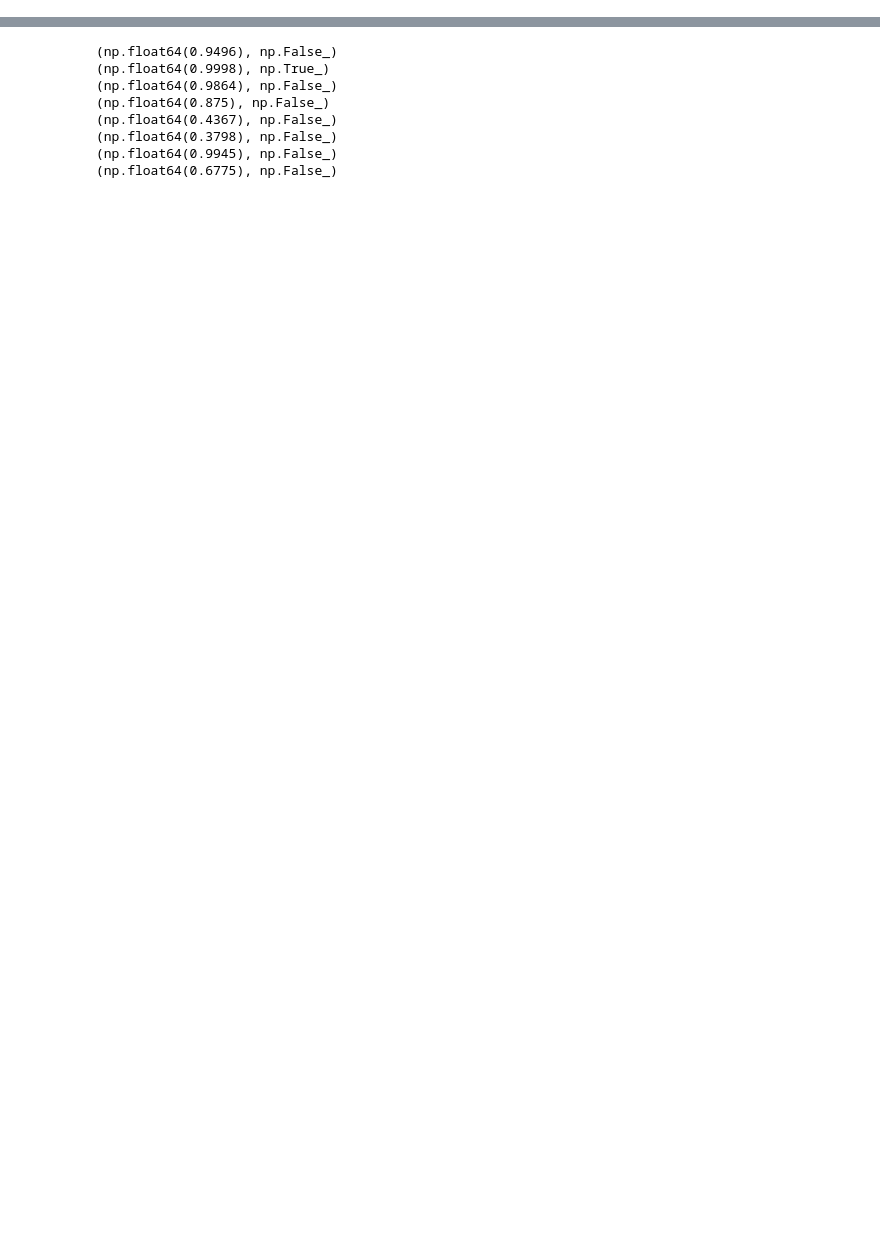
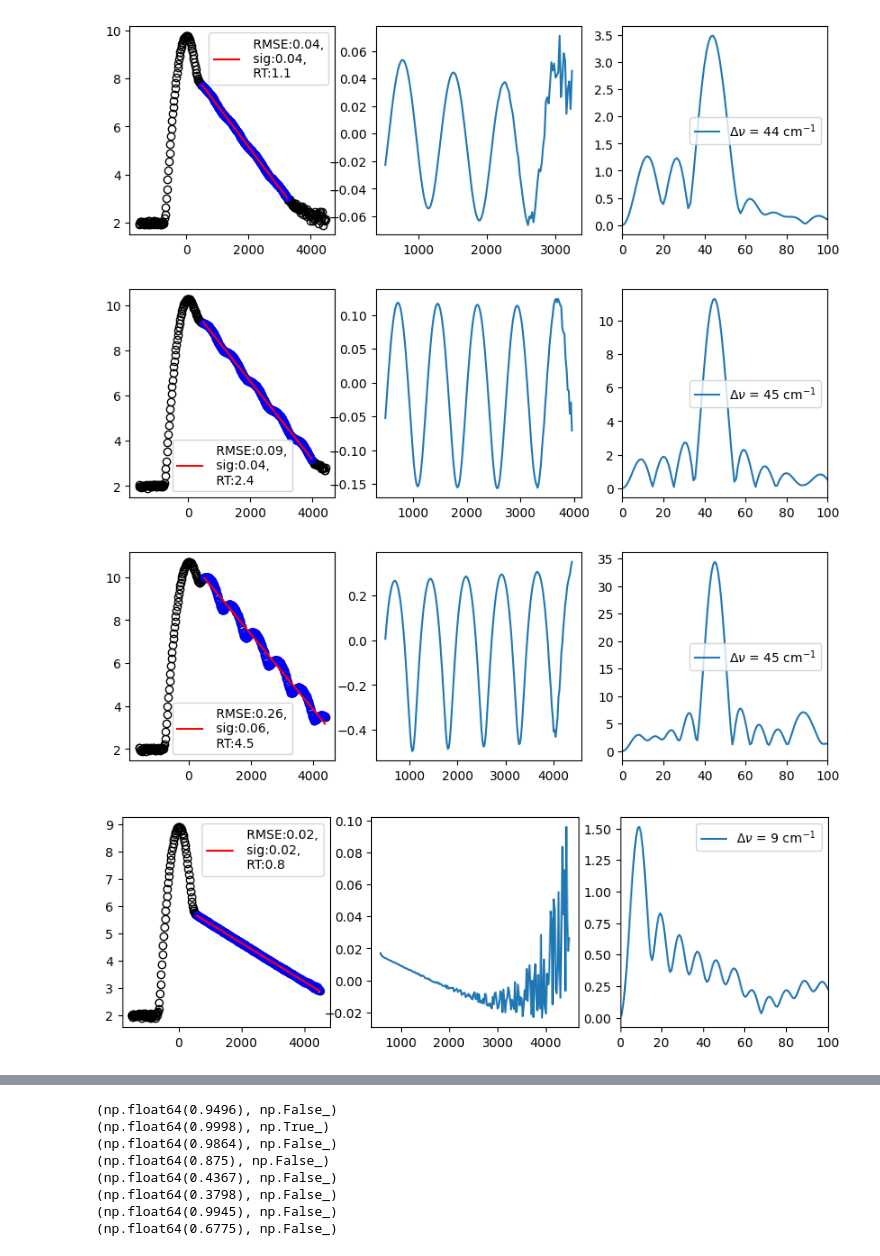
Before and after one commit to DinushaMS/Python-Physics, a Jupyter notebook: Optics/td_CARS_fit/unit_tests.ipynb, the cells around one changed output, grey strips where cells are left out. Saved outputs shown, nothing was run; the diff lists cells and outputs as text; code cells hidden in the pictures; blank space fills up the shorter version.

```diff
--- a/Optics/td_CARS_fit/unit_tests.ipynb
+++ b/Optics/td_CARS_fit/unit_tests.ipynb
@@ -5,0 +7,77 @@ from scipy.stats import linregress
+# %%
+def gaussian(x, A, x0, gamma, B):
+    return A * np.exp(-((x - x0) / gamma) ** 2) + B
+
+def linear(x, m, b):
+    return m * x + b
+
+def sin_fit(x, A, omega, phi):
+    return A * np.sin(x * omega + phi)
+# %%
+for i in range(9):
+    data = np.loadtxt(f'tdCARS_mock_data/transient_data_{i}.dat',skiprows=1, dtype=float, delimiter='\t')
+    signal_exp_log = np.log10(data[:,1])
+    index_at_sig_max = np.argmax(signal_exp_log)
+    td_exp = data[:,0]
+    td_exp = td_exp - td_exp[index_at_sig_max]
+    x = td_exp[td_exp < td_exp[index_at_sig_max]]
+    y = signal_exp_log[td_exp < td_exp[index_at_sig_max]]
+    x = np.concatenate([x, np.abs(np.flip(x))])
+    y = np.concatenate([y, np.flip(y)])
+
+    popt3, pcov3 = curve_fit(gaussian, x, y, p0=[np.max(y),0,500,np.min(y)])
+
+    xx = td_exp
+    yy = gaussian(xx, *popt3)
+    dyy = signal_exp_log-yy
+    std_dev_before_zero = np.std(dyy[xx < 0])
+    mean_before_zero = np.mean(dyy[xx < 0])
+
+    std_mul = 3
+    td_rng = xx[(xx>0) & (dyy > mean_before_zero + std_mul * std_dev_before_zero)]
+    td1, td2 = 0, 0
+    plt.figure(figsize=(10,3))
+    plt.subplot(131)
+    plt.plot(td_exp, signal_exp_log, 'ko', mfc = 'none')
+    if len(td_rng)!=0:
+        td1, td2 = np.min(td_rng)+100, np.max(td_rng)
+        x_td,y_td = td_exp[(td_exp>td1) & (td_exp<td2)], signal_exp_log[(td_exp>td1) & (td_exp<td2)]
+        popt, pcov = curve_fit(linear, x_td, y_td, p0 = [1,1])
+        y_td_fit = linear(x_td, *popt)
+        rmse = np.sqrt(np.mean((y_td-y_td_fit)**2))
+        sig_y = np.sqrt(np.mean(np.diff(y_td)**2))
+        rt = rmse/sig_y #If rt>1 it is NOT LINEAR
+        plt.plot(x_td,y_td, 'bo', mfc = 'none')
+        plt.plot(x_td, y_td_fit,'r-', label=f' RMSE:{rmse:.2f},\n sig:{sig_y:.2f},\n RT:{rt:.1f}')
+        plt.legend()
+        if rt<1:
+            pass
+        else:
+            #plt.plot(x_td, y_td-y_td_fit, 'ko', mfc = 'none')
+            pass
+        x, y = x_td, y_td-y_td_fit
+        plt.subplot(132)
+        plt.plot(x,y)
+        y_padded = np.pad(y, (0, 10*len(y)), 'constant')
+        n = len(y_padded)
+        y_fft = np.fft.fft(y_padded)
+        y_fft_shifted = np.fft.fftshift(y_fft)
+        freq = np.fft.fftfreq(n, d=(x[1]-x[0]))
+        freq_shifted = np.fft.fftshift(freq)
+        magnitude = np.abs(y_fft_shifted)
+        delNu = np.abs(freq_shifted[magnitude==np.max(magnitude)][0]*1e15/3e10)
+        lbl = r'$\Delta\nu$ = '+f'{delNu:.0f} '+r'cm$^{-1}$'
+        plt.subplot(133)
+        plt.plot(freq_shifted*1e15/3e10, magnitude, label = lbl)
+        plt.xlim(0, 100)
+        plt.legend()
+        #print(f'Time range: {td1} fs to {td2} fs')
+        #plt.plot(td_exp[(td_exp>td1) & (td_exp<td2)], signal_exp_log[(td_exp>td1) & (td_exp<td2)], 'ro', mfc = 'none')
+    else:
+        plt.subplot(132)
+        plt.subplot(133)
+# %% [output]
+[figure, added]
+[figure, added]
+[figure, added]
+[figure, added]
```
Also changed, not shown: parts of 6 cells of this notebook, 22 other files.
